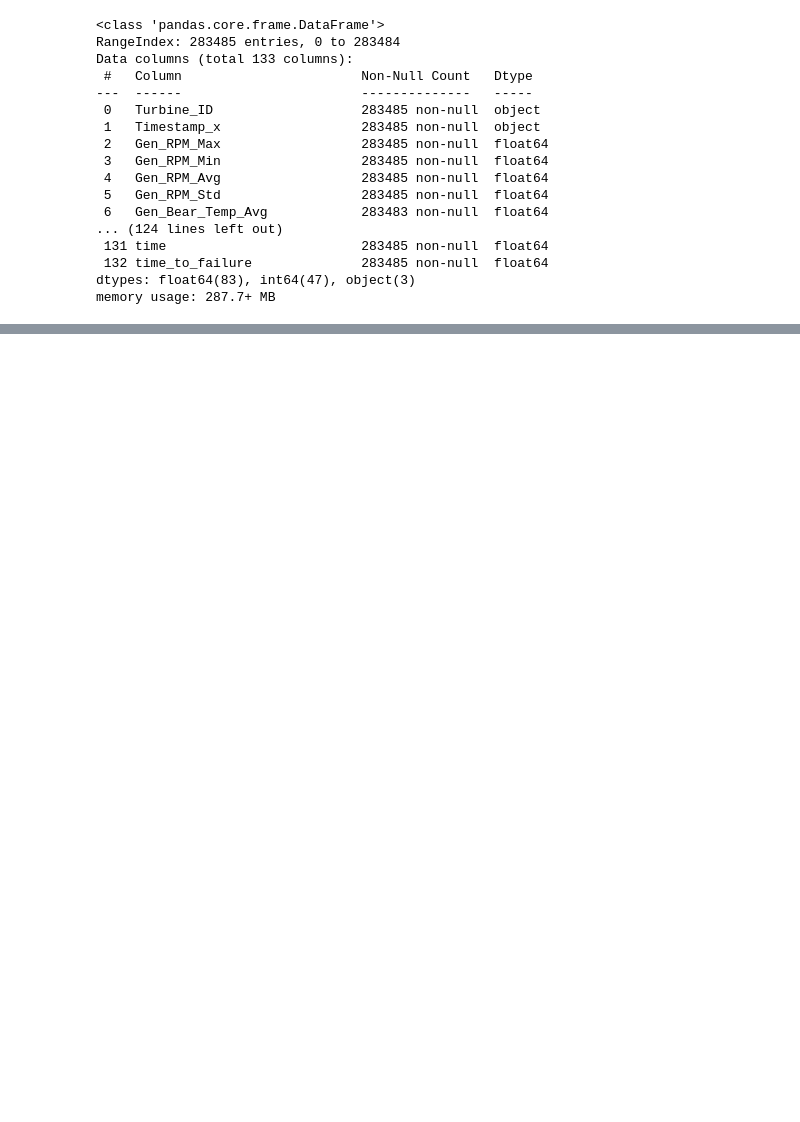
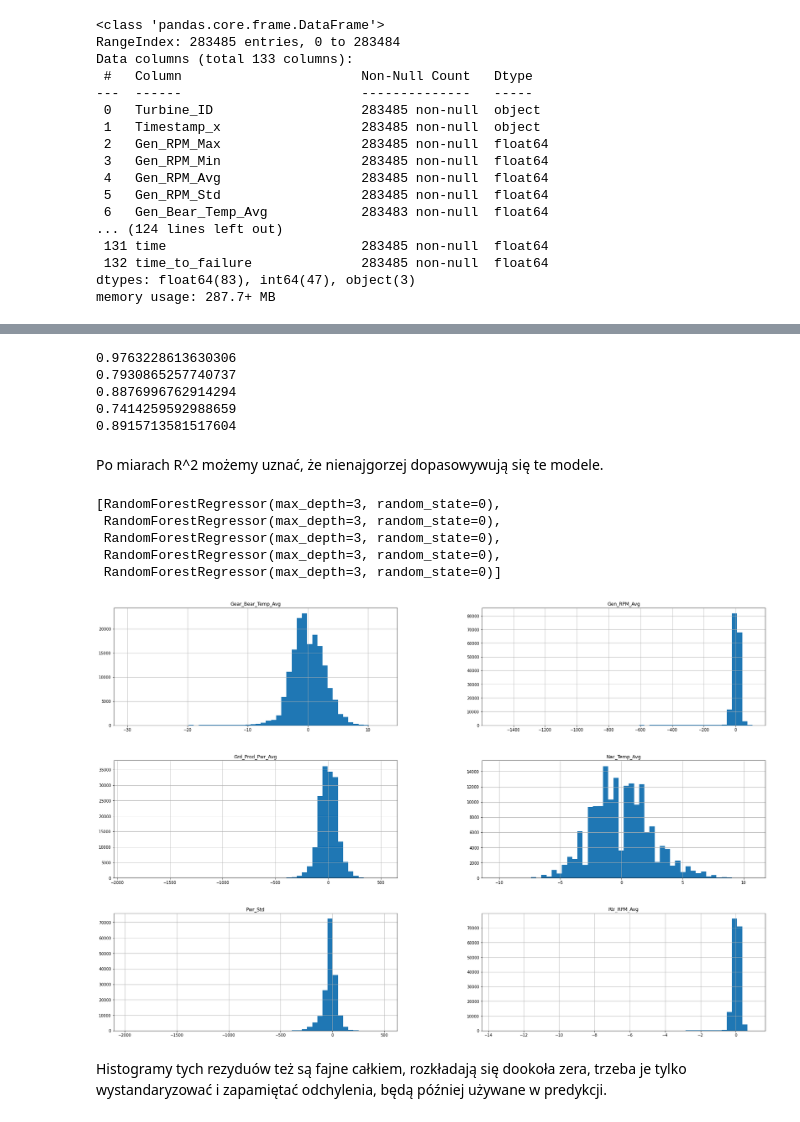
Before and after one commit to AntoniKedzierski/Windfarm, a Jupyter notebook: eda.ipynb, the cells around one changed output, grey strips where cells are left out. Saved outputs shown, nothing was run; the diff lists cells and outputs as text; code cells hidden in the pictures; blank space fills up the shorter version.

```diff
--- a/eda.ipynb
+++ b/eda.ipynb
@@ -259,0 +238,35 @@ def my_density(x,miu,sig,pi,alfa,beta):
+# %%
+x = X[["Amb_WindSpeed_Avg","Amb_Temp_Avg","angle_difference"]]
+X_res = X.copy()
+X_res = X_res.drop(columns=["Amb_WindSpeed_Avg","Amb_Temp_Avg","angle_difference"])
+models = list()
+for l in ["Grd_Prod_Pwr_Avg", "Nac_Temp_Avg", "Rtr_RPM_Avg", "Gear_Bear_Temp_Avg", "Gen_RPM_Avg"]:
+    y = X[l]
+    regr = RandomForestRegressor(max_depth=3, random_state=0)
+    regr.fit(x, y)
+    X_res[l] = y - regr.predict(x)
+    models.append(regr)
+    print(regr.score(x,y))
+# %% [output]
+0.9763228613630306
+0.7930865257740737
+0.8876996762914294
+0.7414259592988659
+0.8915713581517604
+# %% [markdown]
+Po miarach R^2 możemy uznać, że nienajgorzej dopasowywują się te modele.
+# %%
+models
+# %% [output]
+[RandomForestRegressor(max_depth=3, random_state=0),
+ RandomForestRegressor(max_depth=3, random_state=0),
+ RandomForestRegressor(max_depth=3, random_state=0),
+ RandomForestRegressor(max_depth=3, random_state=0),
+ RandomForestRegressor(max_depth=3, random_state=0)]
+# %%
+X_res.hist(bins=50,figsize=(30,20))
+plt.show()
+# %% [output]
+[figure, added]
+# %% [markdown]
+Histogramy tych rezyduów też są fajne całkiem, rozkładają się dookoła zera, trzeba je tylko wystandaryzować i zapamiętać odchylenia, będą później używane w predykcji.
```
Also changed, not shown: parts of 72 cells of this notebook.
